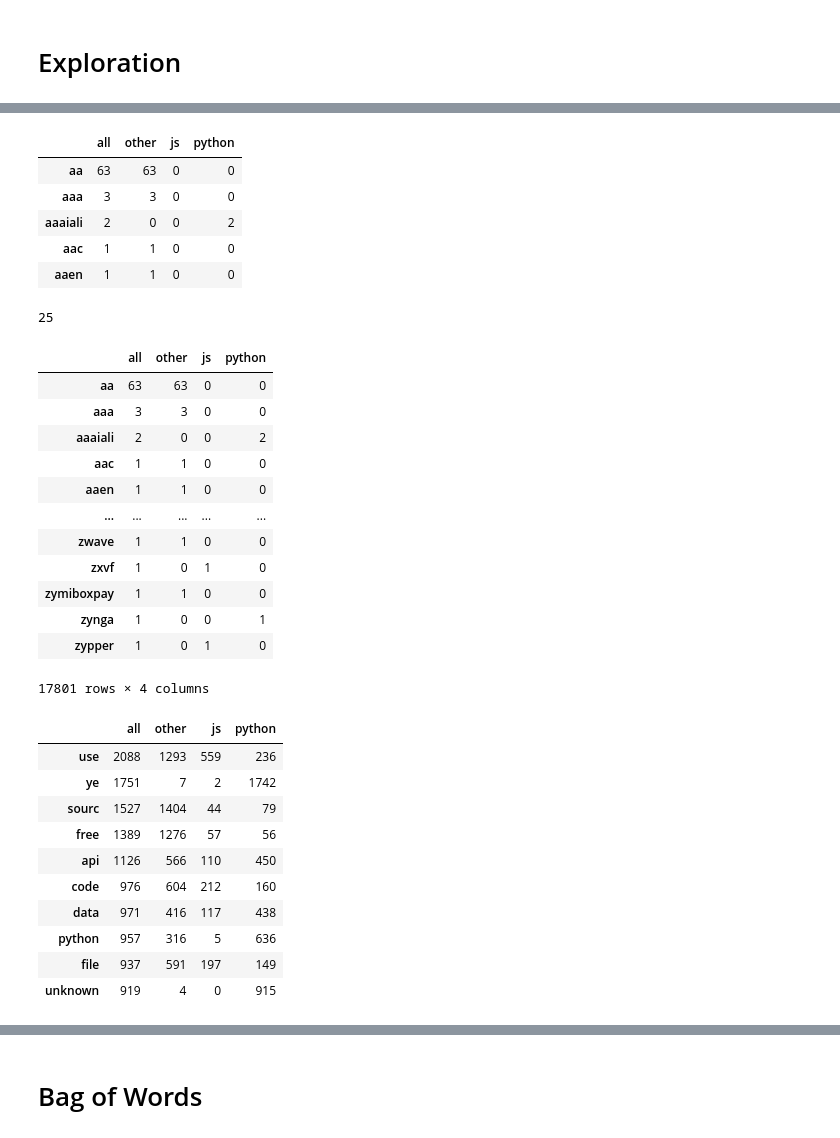
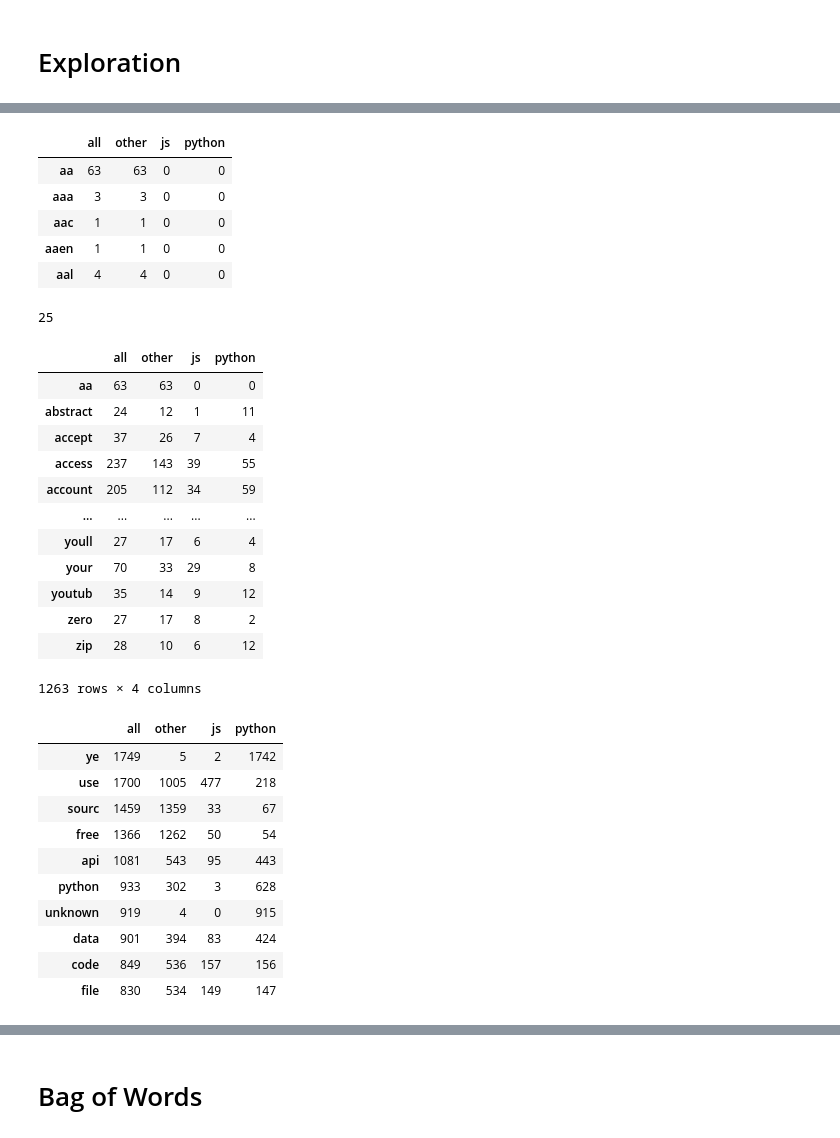
Before and after one commit to NLP-Operation-Repo/NLP-Operation-Repo, a Jupyter notebook: Villa workbook/workbook.ipynb, the cells around one changed output, grey strips where cells are left out. Saved outputs shown, nothing was run; the diff lists cells and outputs as text; code cells hidden in the pictures.

```diff
--- a/Villa workbook/workbook.ipynb
+++ b/Villa workbook/workbook.ipynb
@@ -247,0 +243,2 @@ df.tail()
+# %%
+df, _, _ = prepare.split_data()
@@ -421,43 +421,44 @@ word_counts.head()
 |  | all | other | js | python |
 | aa | 63 | 63 | 0 | 0 |
 | aaa | 3 | 3 | 0 | 0 |
-| aaaiali | 2 | 0 | 0 | 2 |
 | aac | 1 | 1 | 0 | 0 |
 | aaen | 1 | 1 | 0 | 0 |
+| aal | 4 | 4 | 0 | 0 |
-# %%
-len('zyszyshttpsgithubcomzyszi')
-# %% [output]
-25
+# %%
+len('zyszyshttpsgithubcomzyszi')
+# %% [output]
+25
 # %%
+word_counts = word_counts[word_counts['all']>20]
 word_counts
 # %% [output]
 |  | all | other | js | python |
 | aa | 63 | 63 | 0 | 0 |
-| aaa | 3 | 3 | 0 | 0 |
-| aaaiali | 2 | 0 | 0 | 2 |
-| aac | 1 | 1 | 0 | 0 |
-| aaen | 1 | 1 | 0 | 0 |
+| abstract | 24 | 12 | 1 | 11 |
+| accept | 37 | 26 | 7 | 4 |
+| access | 237 | 143 | 39 | 55 |
+| account | 205 | 112 | 34 | 59 |
 | ... | ... | ... | ... | ... |
-| zwave | 1 | 1 | 0 | 0 |
-| zxvf | 1 | 0 | 1 | 0 |
-| zymiboxpay | 1 | 1 | 0 | 0 |
-| zynga | 1 | 0 | 0 | 1 |
-| zypper | 1 | 0 | 1 | 0 |
+| youll | 27 | 17 | 6 | 4 |
+| your | 70 | 33 | 29 | 8 |
+| youtub | 35 | 14 | 9 | 12 |
+| zero | 27 | 17 | 8 | 2 |
+| zip | 28 | 10 | 6 | 12 |
-17801 rows × 4 columns
+1263 rows × 4 columns
 # %%
 word_counts.sort_values(by='all', ascending=False).head(10)
 # %% [output]
 |  | all | other | js | python |
-| use | 2088 | 1293 | 559 | 236 |
-| ye | 1751 | 7 | 2 | 1742 |
-| sourc | 1527 | 1404 | 44 | 79 |
-| free | 1389 | 1276 | 57 | 56 |
-| api | 1126 | 566 | 110 | 450 |
-| code | 976 | 604 | 212 | 160 |
-| data | 971 | 416 | 117 | 438 |
-| python | 957 | 316 | 5 | 636 |
-| file | 937 | 591 | 197 | 149 |
+| ye | 1749 | 5 | 2 | 1742 |
+| use | 1700 | 1005 | 477 | 218 |
+| sourc | 1459 | 1359 | 33 | 67 |
+| free | 1366 | 1262 | 50 | 54 |
+| api | 1081 | 543 | 95 | 443 |
+| python | 933 | 302 | 3 | 628 |
 | unknown | 919 | 4 | 0 | 915 |
+| data | 901 | 394 | 83 | 424 |
+| code | 849 | 536 | 157 | 156 |
+| file | 830 | 534 | 149 | 147 |
 # %%
 pd.concat([word_counts[word_counts.python == 0].sort_values(by='python').tail(6),
             word_counts[word_counts.js == 0].sort_values(by='js').tail(6),
```
Also changed, not shown: parts of 98 cells of this notebook.
